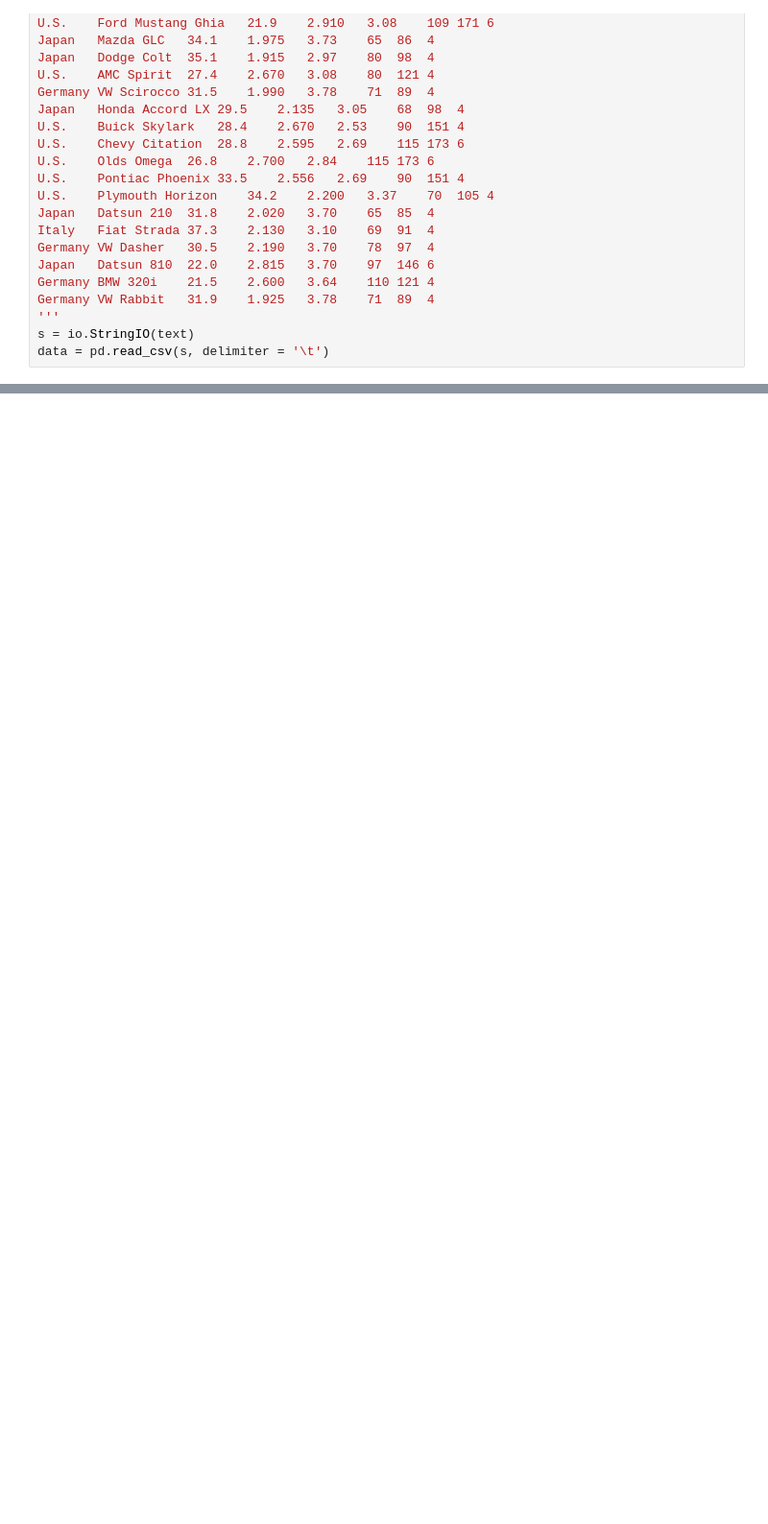
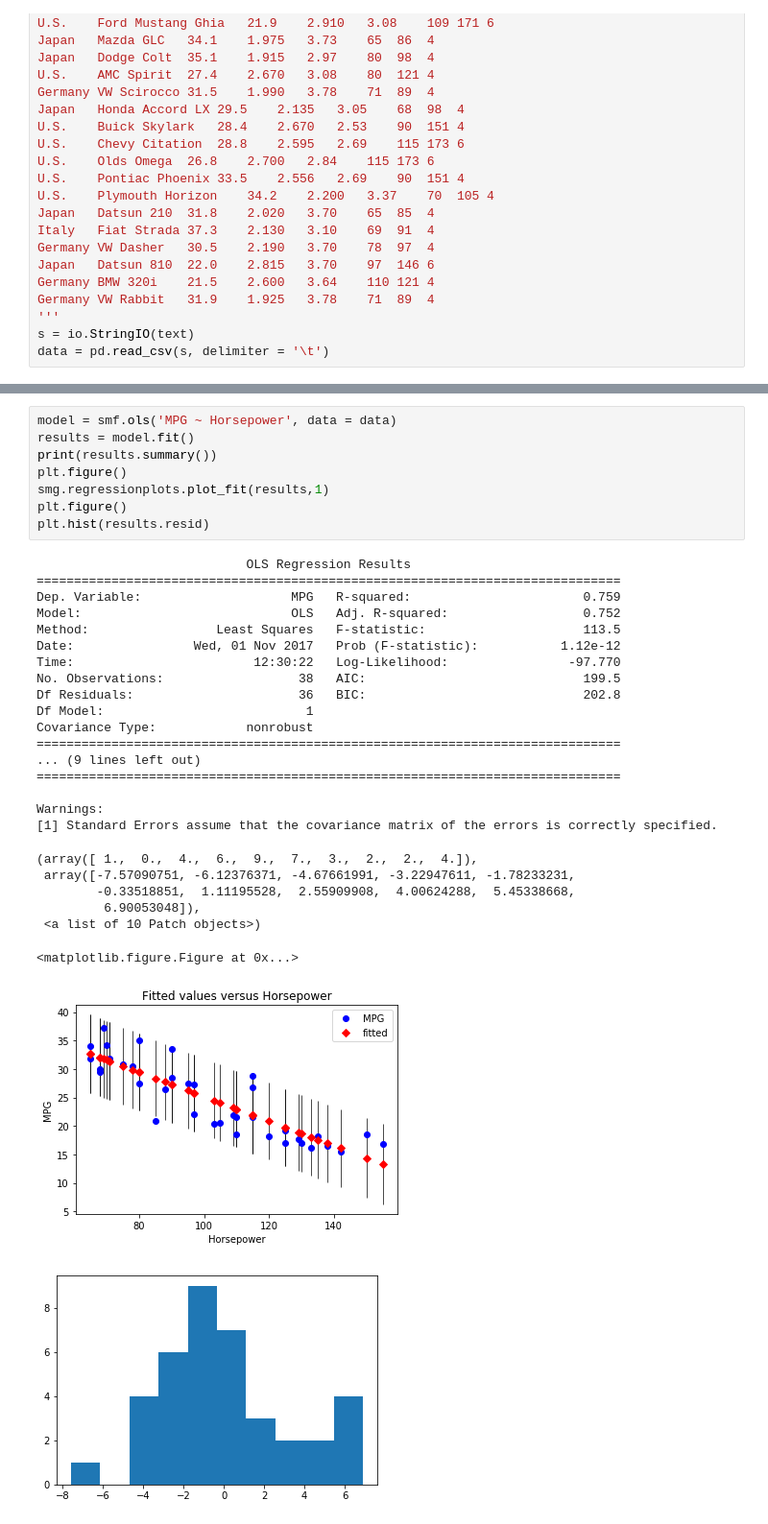
Before and after one commit to nsaunier/CIV8760, a Jupyter notebook: 04-modeles-statistiques.ipynb, the cells around one changed output, grey strips where cells are left out. Shown: that part at 96% size. Drawn from its saved outputs; the diff is of its cells as text; blank space fills up the shorter version.

Commit message:
work on linear models and correlation

```diff
--- a/04-modeles-statistiques.ipynb
+++ b/04-modeles-statistiques.ipynb
@@ -98,0 +174,34 @@ plt.ylabel('Horsepower')
+# %%
+model = smf.ols('MPG ~ Horsepower', data = data)
+results = model.fit()
+print(results.summary())
+plt.figure()
+smg.regressionplots.plot_fit(results,1)
+plt.figure()
+plt.hist(results.resid)
+# %% [output]
+                            OLS Regression Results
+==============================================================================
+Dep. Variable:                    MPG   R-squared:                       0.759
+Model:                            OLS   Adj. R-squared:                  0.752
+Method:                 Least Squares   F-statistic:                     113.5
+Date:                Wed, 01 Nov 2017   Prob (F-statistic):           1.12e-12
+Time:                        12:30:22   Log-Likelihood:                -97.770
+No. Observations:                  38   AIC:                             199.5
+Df Residuals:                      36   BIC:                             202.8
+Df Model:                           1
+Covariance Type:            nonrobust
+==============================================================================
+... (9 lines left out)
+==============================================================================
+
+Warnings:
+[1] Standard Errors assume that the covariance matrix of the errors is correctly specified.
+(array([ 1.,  0.,  4.,  6.,  9.,  7.,  3.,  2.,  2.,  4.]),
+ array([-7.57090751, -6.12376371, -4.67661991, -3.22947611, -1.78233231,
+        -0.33518851,  1.11195528,  2.55909908,  4.00624288,  5.45338668,
+         6.90053048]),
+ <a list of 10 Patch objects>)
+<matplotlib.figure.Figure at 0x...>
+[figure, added]
+[figure, added]
```
Also changed, not shown: parts of 15 cells of this notebook.
